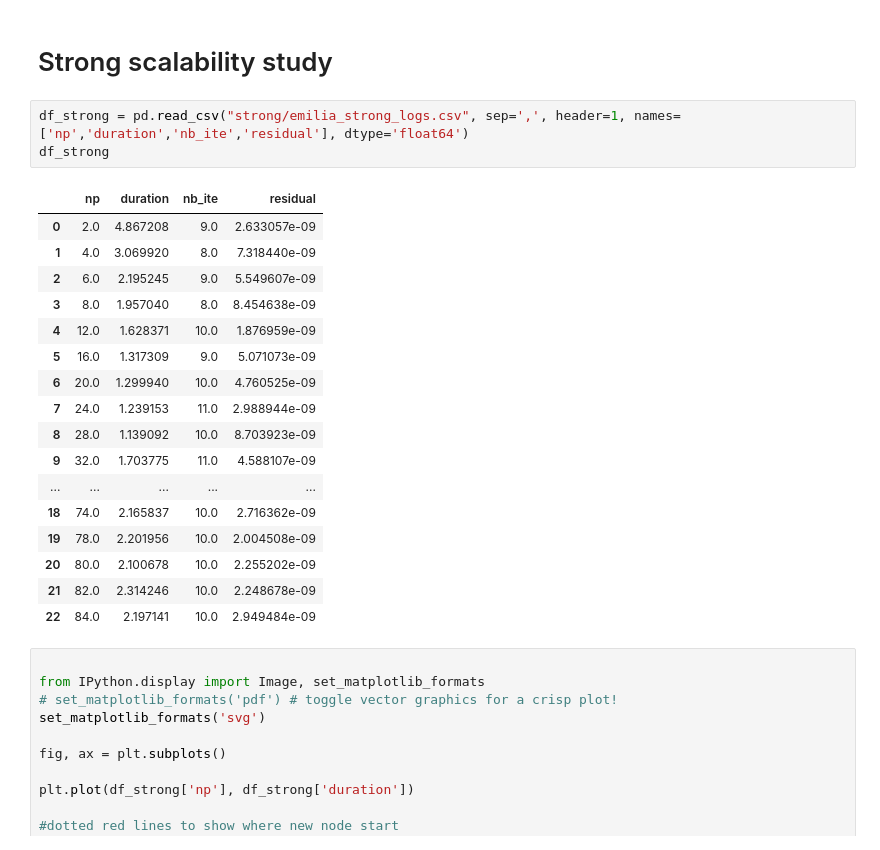
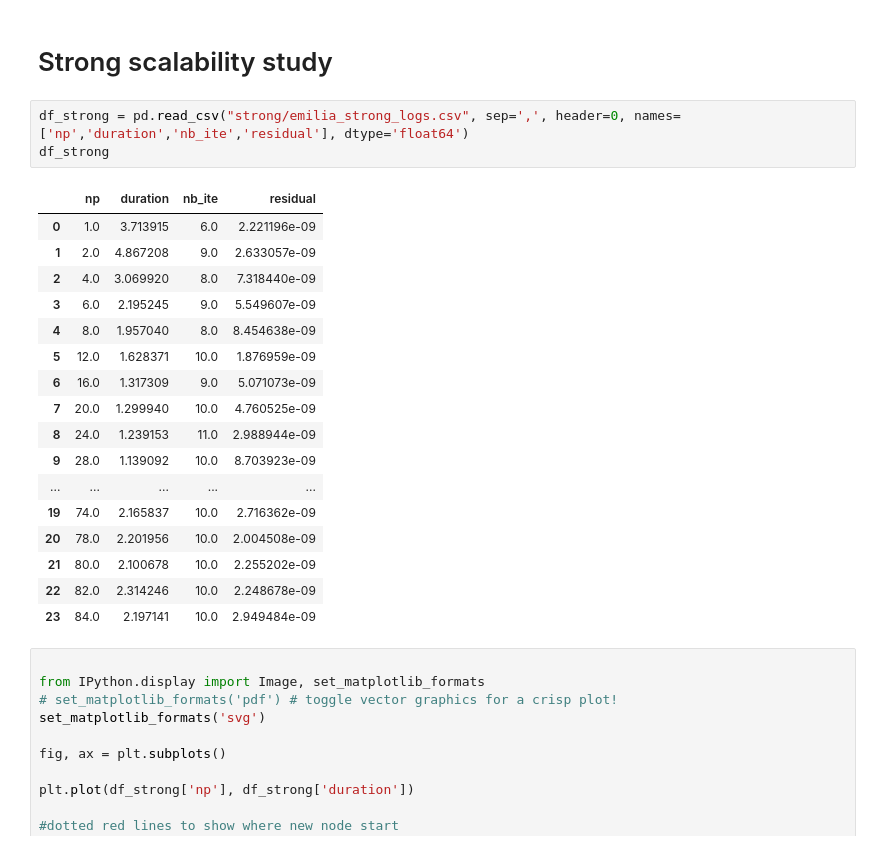
Before and after one commit to Aympab/HypreBoomerAMG_Benchmark, a Jupyter notebook: log/plots.ipynb, the cells around one changed output. Cells and saved outputs as stored; diff of their text form.

```diff
--- a/log/plots.ipynb
+++ b/log/plots.ipynb
@@ -5,26 +5,26 @@ import matplotlib.pyplot as plt
 # %% [markdown]
 # Strong scalability study
 # %%
-df_strong = pd.read_csv("strong/emilia_strong_logs.csv", sep=',', header=1, names=['np','duration','nb_ite','residual'], dtype='float64')
+df_strong = pd.read_csv("strong/emilia_strong_logs.csv", sep=',', header=0, names=['np','duration','nb_ite','residual'], dtype='float64')
 df_strong
 # %% [output]
 |  | np | duration | nb_ite | residual |
-| 0 | 2.0 | 4.867208 | 9.0 | 2.633057e-09 |
-| 1 | 4.0 | 3.069920 | 8.0 | 7.318440e-09 |
-| 2 | 6.0 | 2.195245 | 9.0 | 5.549607e-09 |
-| 3 | 8.0 | 1.957040 | 8.0 | 8.454638e-09 |
-| 4 | 12.0 | 1.628371 | 10.0 | 1.876959e-09 |
-| 5 | 16.0 | 1.317309 | 9.0 | 5.071073e-09 |
-| 6 | 20.0 | 1.299940 | 10.0 | 4.760525e-09 |
-| 7 | 24.0 | 1.239153 | 11.0 | 2.988944e-09 |
-| 8 | 28.0 | 1.139092 | 10.0 | 8.703923e-09 |
-| 9 | 32.0 | 1.703775 | 11.0 | 4.588107e-09 |
+| 0 | 1.0 | 3.713915 | 6.0 | 2.221196e-09 |
+| 1 | 2.0 | 4.867208 | 9.0 | 2.633057e-09 |
+| 2 | 4.0 | 3.069920 | 8.0 | 7.318440e-09 |
+| 3 | 6.0 | 2.195245 | 9.0 | 5.549607e-09 |
+| 4 | 8.0 | 1.957040 | 8.0 | 8.454638e-09 |
+| 5 | 12.0 | 1.628371 | 10.0 | 1.876959e-09 |
+| 6 | 16.0 | 1.317309 | 9.0 | 5.071073e-09 |
+| 7 | 20.0 | 1.299940 | 10.0 | 4.760525e-09 |
+| 8 | 24.0 | 1.239153 | 11.0 | 2.988944e-09 |
+| 9 | 28.0 | 1.139092 | 10.0 | 8.703923e-09 |
 | ... | ... | ... | ... | ... |
-| 18 | 74.0 | 2.165837 | 10.0 | 2.716362e-09 |
-| 19 | 78.0 | 2.201956 | 10.0 | 2.004508e-09 |
-| 20 | 80.0 | 2.100678 | 10.0 | 2.255202e-09 |
-| 21 | 82.0 | 2.314246 | 10.0 | 2.248678e-09 |
-| 22 | 84.0 | 2.197141 | 10.0 | 2.949484e-09 |
+| 19 | 74.0 | 2.165837 | 10.0 | 2.716362e-09 |
+| 20 | 78.0 | 2.201956 | 10.0 | 2.004508e-09 |
+| 21 | 80.0 | 2.100678 | 10.0 | 2.255202e-09 |
+| 22 | 82.0 | 2.314246 | 10.0 | 2.248678e-09 |
+| 23 | 84.0 | 2.197141 | 10.0 | 2.949484e-09 |
 # %%
 
 from IPython.display import Image, set_matplotlib_formats
```
Also changed, not shown: parts of 3 cells of this notebook, 10 other files.
